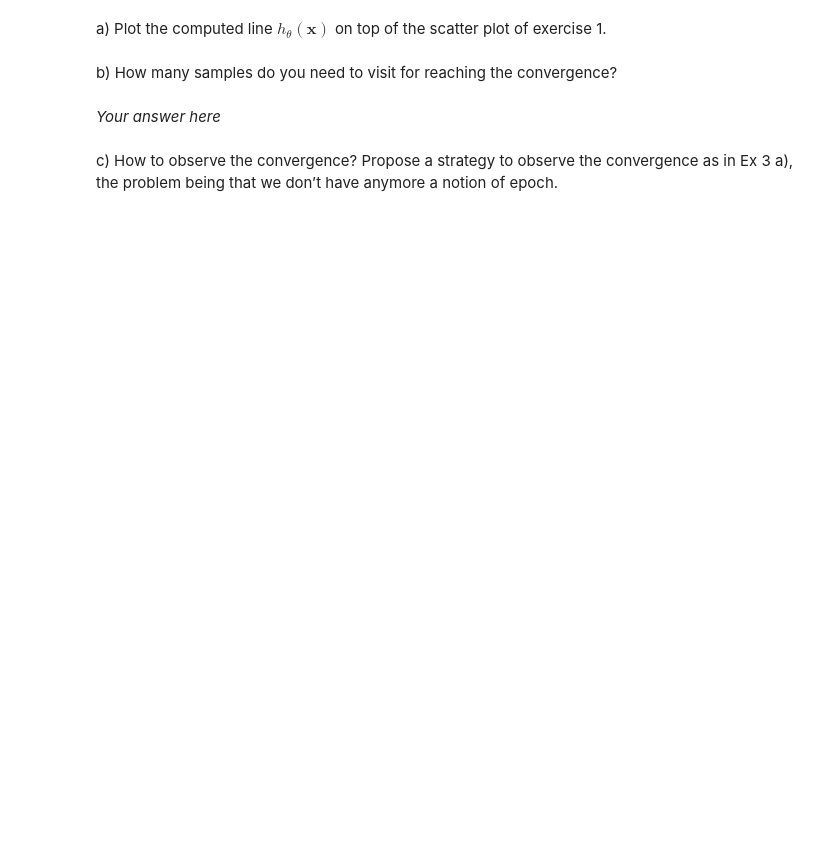
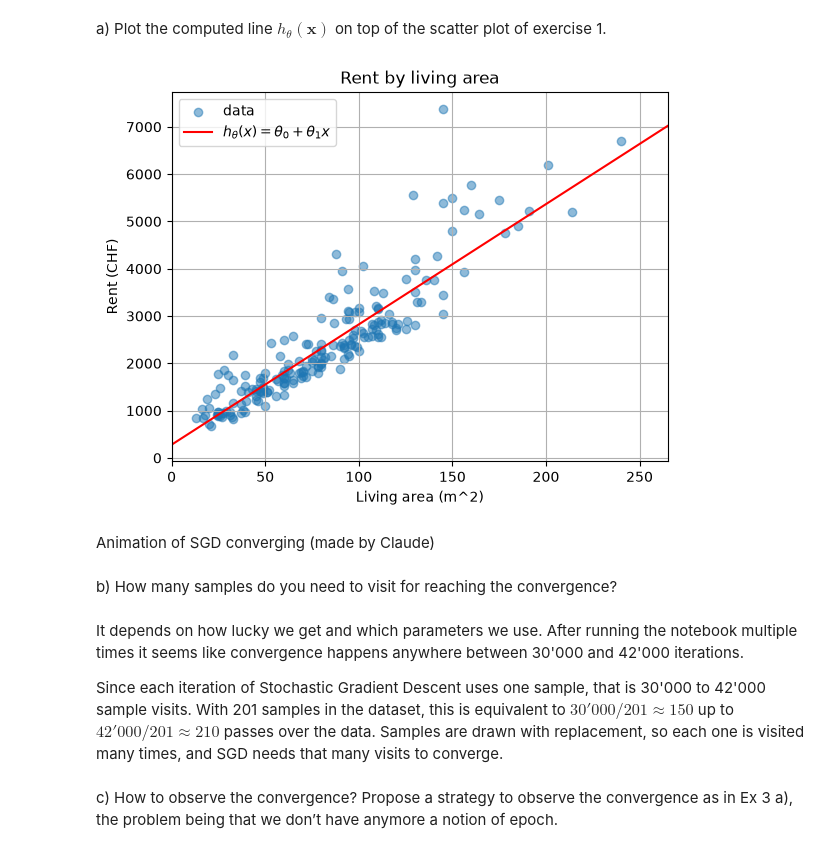
Before and after one commit to NoeBerdoz/FTP_MachLe, a Jupyter notebook: PW5/pw_resources/pw5-linear-regression-stud.ipynb, the cells around one changed output. Cells and saved outputs as stored; diff of their text form; code cells hidden in the pictures; blank space fills up the shorter version.

```diff
--- a/PW5/pw_resources/pw5-linear-regression-stud.ipynb
+++ b/PW5/pw_resources/pw5-linear-regression-stud.ipynb
@@ -596,0 +595,3 @@ Implement the stochastic gradient descent algorithm for the previous problem. As
+# %%
+X = dataset.living_area.values
+y = dataset.rent_price.values
@@ -596,0 +651,2 @@ Implement the stochastic gradient descent algorithm for the previous problem. As
+# %%
+history, intercept, slope = stochastic_gradient_descent(X, y)
@@ -598,3 +672,24 @@ Implement the stochastic gradient descent algorithm for the previous problem. As
 a) Plot the computed line $h_{\theta}(\mathbf{x})$ on top of the scatter plot of exercise 1.
 # %%
 # Your code here
+def line_on_scatter(X, y, intercept, slope):
+    plt.title("Rent by living area")
+    plt.xlabel("Living area (m^2)")
+    plt.ylabel("Rent (CHF)")
+    plt.scatter(X, y, alpha=0.5, label="data")
+
+    # h_theta(x) = theta_0 + theta_1 * x
+    x_line = np.array([0.0, X.max() + 25])
+    y_line = intercept + slope * x_line
+    plt.plot(x_line, y_line, color="red", label=r"$h_{\theta}(x) = {\theta}_0 + {\theta}_1x$")
+
+    plt.xlim(0.0, X.max() + 25)
+    plt.legend()
+    plt.grid(True)
+    plt.show()
+
+line_on_scatter(X, y, intercept, slope)
+# %% [output]
+[figure, added]
+# %% [markdown]
+Animation of SGD converging (made by Claude)
@@ -601,7 +736,9 @@ a) Plot the computed line $h_{\theta}(\mathbf{x})$ on top of the scatter plot of
 # %% [markdown]
 b) How many samples do you need to visit for reaching the convergence?
 # %% [markdown]
-_Your answer here_
+It depends on how lucky we get and which parameters we use. After running the notebook multiple times it seems like convergence happens anywhere between 30'000 and 42'000 iterations.
+
+Since each iteration of Stochastic Gradient Descent uses one sample, that is 30'000 to 42'000 sample visits. With 201 samples in the dataset, this is equivalent to $30'000 / 201 \approx 150$ up to $42'000 / 201 \approx 210$ passes over the data. Samples are drawn with replacement, so each one is visited many times, and SGD needs that many visits to converge.
 # %% [markdown]
 c) How to observe the convergence? Propose a strategy to observe the convergence as in Ex 3 a), the problem being that we don’t have anymore a notion of epoch.
 # %% [markdown]
```
Also changed, not shown: parts of 27 cells of this notebook.
